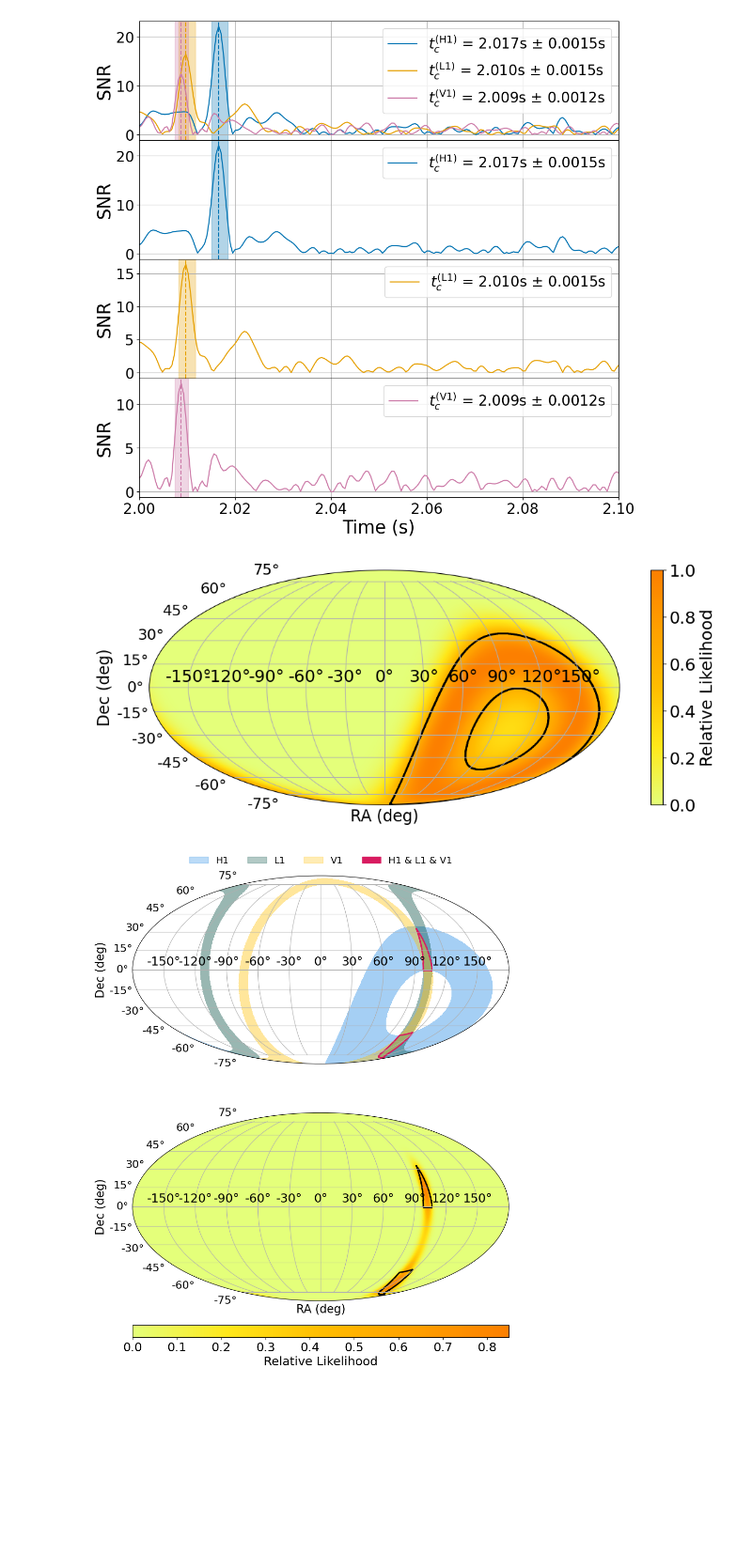
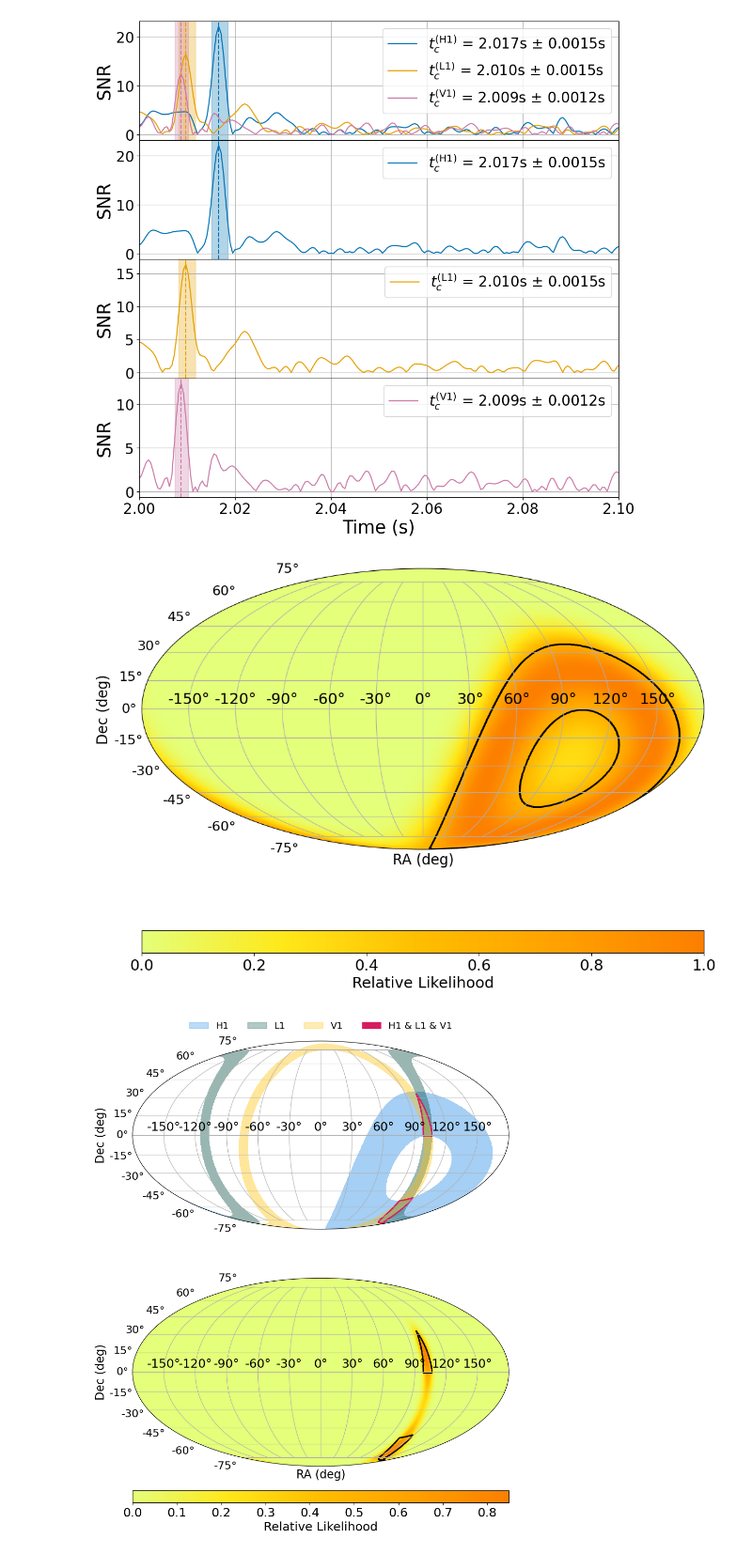
Before and after one commit to ljf441/gw-cosmology, a Jupyter notebook: matched_filtering.ipynb, the cells around one changed output. Shown: that part at 94% size. Drawn from its saved outputs; the diff is of its cells as text; code cells hidden in the pictures; blank space fills up the shorter version.

```diff
--- a/matched_filtering.ipynb
+++ b/matched_filtering.ipynb
@@ -173,7 +173,7 @@ def detector_skymap(detector_delays, measured_delays, sigmas):
     combined = masks.T[0].T & masks.T[1].T & masks.T[2].T
     return masks, combined
 
-def get_plots(detector_delays, measured_delays, sigmas):
+def get_plots(detector_delays, measured_delays, sigmas, save=False):
     ra = np.linspace(0, 2*np.pi, 1000)
     dec = np.linspace(-np.pi/2, np.pi/2, 1000)
     RA, DEC = np.meshgrid(ra, dec)
@@ -192,7 +192,10 @@ def get_plots(detector_delays, measured_delays, sigmas):
     numeric_combined = combined[:, sort_idx].astype(float)
 
     fig = plt.figure(figsize=(12,10))
-    ax = fig.add_subplot(2, 1, 2, projection='mollweide')
+    gs = gridspec.GridSpec(2, 1, height_ratios=[1, 0.05], hspace=0)
+    ax = fig.add_subplot(gs[0], projection='mollweide')
+    cax = fig.add_subplot(gs[1])
+
     contour2 = ax.pcolormesh(RA_sort, DEC_sort, prob[0], cmap='Wistia', shading='auto')
     ax.contour(RA, DEC, masks.T[0].T, colors='black', linestyles='-', linewidths=2, zorder = 1)
     ax.tick_params(axis='x', labelsize=18)
@@ -200,9 +203,9 @@ def get_plots(detector_delays, measured_delays, sigmas):
     ax.set_xlabel("RA (deg)", fontsize=17)
     ax.set_ylabel("Dec (deg)", fontsize=17)
     ax.grid(True)
-    cbar = fig.colorbar(contour2, ax=ax, orientation='vertical')
-    cbar.set_label('Relative Likelihood', fontsize=18)
-    cbar.ax.tick_params(labelsize=18)
+    fig.colorbar(contour2, cax=cax, orientation='horizontal')
+    cax.set_xlabel('Relative Likelihood', fontsize=18)
+    cax.tick_params(labelsize=18)
     plt.savefig("figures/detector_skymap_HL.png", bbox_inches='tight', dpi=300)
     plt.show()
 
@@ -242,6 +245,9 @@ def get_plots(detector_delays, measured_delays, sigmas):
     ax2.grid(True)
     plt.savefig("figures/detector_skymap_intersection.png", bbox_inches='tight', dpi=300)
     plt.show()
+
+    if save==True:
+        joblib.dump((detector_delays, measured_delays, sigmas, masks, combined), "output/matched_filtering.pkl")
 # %%
 waveform = np.loadtxt('data/waveform.txt')
 h1_strain = np.loadtxt('data/H1_strain.txt')
@@ -324,8 +330,8 @@ snr_plots(time, [tc_H1, tc_L1, tc_V1],
 # %%
 dts = [tc_H1-tc_L1, tc_H1-tc_V1, tc_L1-tc_V1]
 sigmas = [np.sqrt(sigma_H1**2 + sigma_L1**2), np.sqrt(sigma_H1**2 + sigma_V1**2), np.sqrt(sigma_L1**2 + sigma_V1**2)]
 
-get_plots(time_delays_HLV, dts, sigmas)
+get_plots(time_delays_HLV, dts, sigmas, save=True)
 # %% [output]
-[figure, old version]
+[figure, new version]
 [figure]
```
Also changed, not shown: 17 other files.
